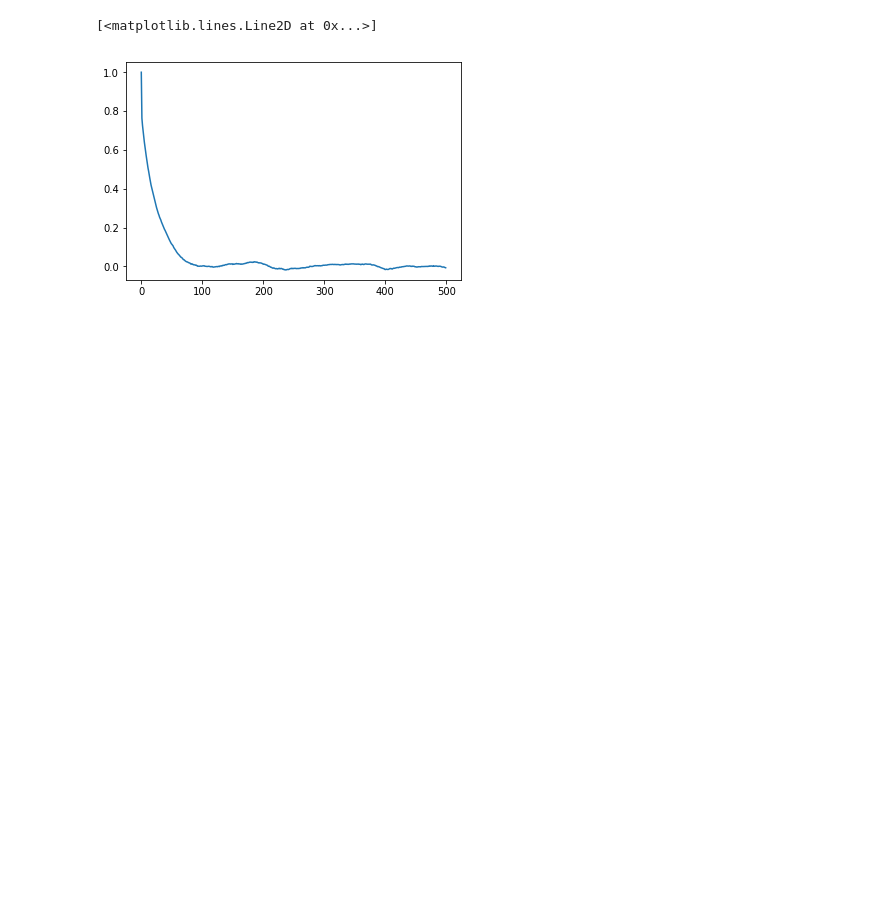
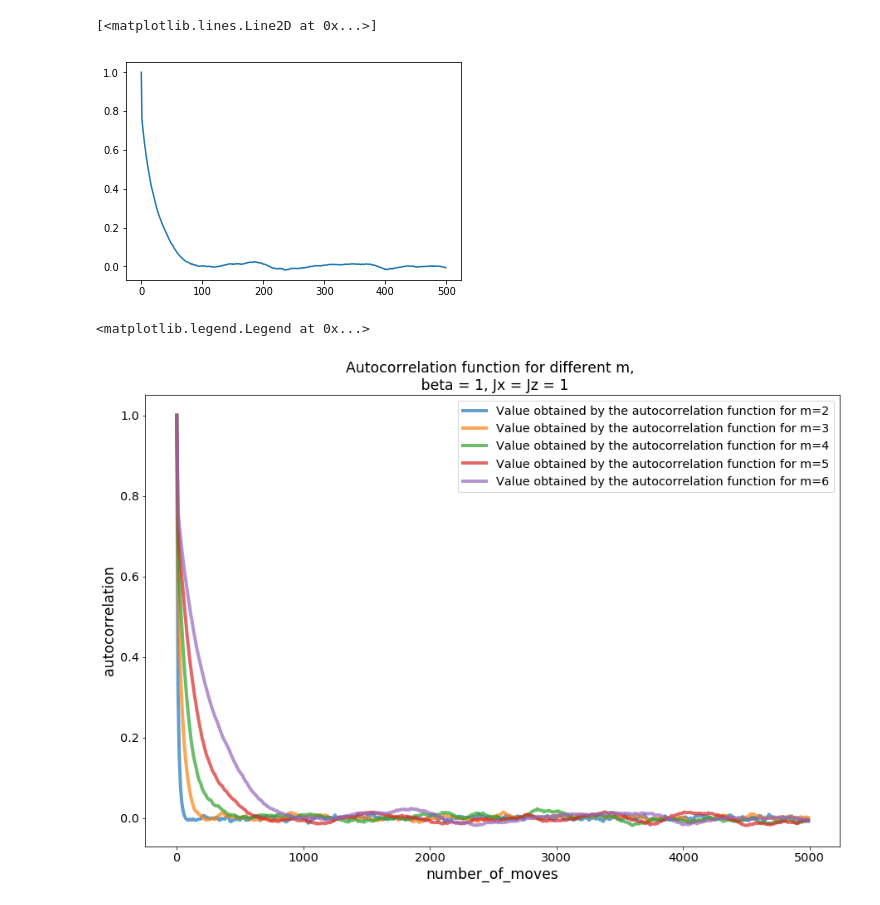
Before and after one commit to barthelemymp/Quantum_MC, a Jupyter notebook: results/local_result.ipynb, the cells around one changed output. Cells and saved outputs as stored; diff of their text form; code cells hidden in the pictures; blank space fills up the shorter version.

```diff
--- a/results/local_result.ipynb
+++ b/results/local_result.ipynb
@@ -100,13 +157,13 @@ plt.plot(x,autocorr)
 Energies = np.array(e4[:100000-500])
 sqmean = np.mean(Energies * Energies)
 meansq = np.mean(Energies)**2
-autocorr = np.zeros(500)
+autocorr4 = np.zeros(500)
 for t in range (500):
     Energies_tmove = (e4[t:t+100000-500])
     corr = np.mean(Energies * Energies_tmove)
-    autocorr[t] = (corr - meansq)/(sqmean - meansq)
+    autocorr4[t] = (corr - meansq)/(sqmean - meansq)
 x=np.linspace(0,499,500)
-plt.plot(x,autocorr)
+plt.plot(x,autocorr4)
 # %% [output]
 [<matplotlib.lines.Line2D at 0x...>]
 [figure]
@@ -114,13 +171,13 @@ plt.plot(x,autocorr)
 Energies = np.array(e5[:100000-500])
 sqmean = np.mean(Energies * Energies)
 meansq = np.mean(Energies)**2
-autocorr = np.zeros(500)
+autocorr5 = np.zeros(500)
 for t in range (500):
     Energies_tmove = (e5[t:t+100000-500])
     corr = np.mean(Energies * Energies_tmove)
-    autocorr[t] = (corr - meansq)/(sqmean - meansq)
+    autocorr5[t] = (corr - meansq)/(sqmean - meansq)
 x=np.linspace(0,499,500)
-plt.plot(x,autocorr)
+plt.plot(x,autocorr5)
 # %% [output]
 [<matplotlib.lines.Line2D at 0x...>]
 [figure]
@@ -128,13 +185,13 @@ plt.plot(x,autocorr)
 Energies = np.array(e6[:100000-500])
 sqmean = np.mean(Energies * Energies)
 meansq = np.mean(Energies)**2
-autocorr = np.zeros(500)
+autocorr6 = np.zeros(500)
 for t in range (500):
     Energies_tmove = (e6[t:t+100000-500])
     corr = np.mean(Energies * Energies_tmove)
-    autocorr[t] = (corr - meansq)/(sqmean - meansq)
+    autocorr6[t] = (corr - meansq)/(sqmean - meansq)
 x=np.linspace(0,499,500)
-plt.plot(x,autocorr)
+plt.plot(x,autocorr6)
 # %% [output]
 [<matplotlib.lines.Line2D at 0x...>]
 [figure]
@@ -143,3 +198,29 @@ em1 =
+# %%
+fig = plt.figure(figsize = (15,10))
+x=np.linspace(0,4990,500)
+
+
+plt.xlabel('number_of_moves', fontsize = 'xx-large')
+plt.ylabel('autocorrelation', fontsize = 'xx-large')
+plt.xticks(fontsize = 'x-large')
+plt.yticks(fontsize = 'x-large')
+plt.title('Autocorrelation function for different m, \n beta = 1, Jx = Jz = 1', fontsize = 'xx-large')
+
+plt.plot(x, autocorr2, label = 'Value obtained by the autocorrelation function for m=2',
+             lw = 4, alpha = 0.7)
+plt.plot(x, autocorr3, label = 'Value obtained by the autocorrelation function for m=3',
+             lw = 4, alpha = 0.7)
+plt.plot(x, autocorr4, label = 'Value obtained by the autocorrelation function for m=4',
+             lw = 4, alpha = 0.7)
+plt.plot(x, autocorr5, label = 'Value obtained by the autocorrelation function for m=5',
+             lw = 4, alpha = 0.7)
+plt.plot(x, autocorr6, label = 'Value obtained by the autocorrelation function for m=6',
+             lw = 4, alpha = 0.7)
+
+plt.legend(loc = 0, fontsize = 'x-large')
+# %% [output]
+<matplotlib.legend.Legend at 0x...>
+[figure, added]
 # %%
 #initializing the figure
 fig = plt.figure(figsize = (15,10))
```
Also changed, not shown: parts of 9 cells of this notebook, 2 other files.
